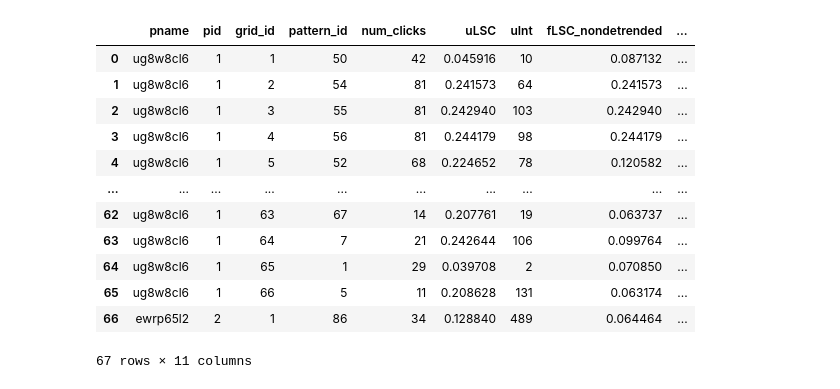
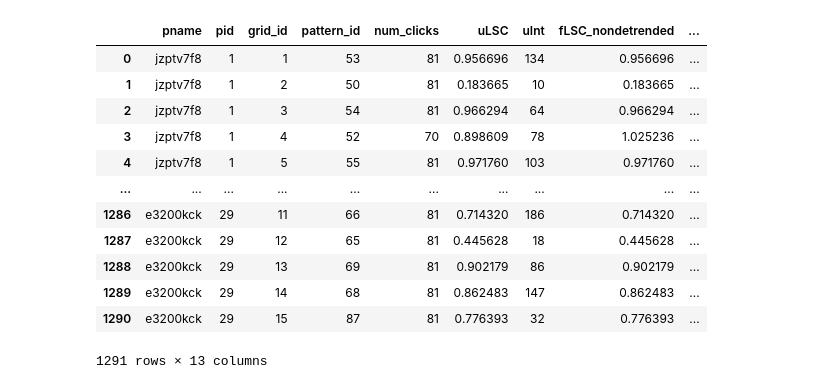
Before and after one commit to surabhisnath/Aesthetic_Curiosity, a Jupyter notebook: scripts/grid-search/process_data.ipynb, the cells around one changed output. Drawn from its saved outputs; the diff is of its cells as text; code cells hidden in the pictures.

```diff
--- a/scripts/grid-search/process_data.ipynb
+++ b/scripts/grid-search/process_data.ipynb
@@ -297,7 +313,10 @@ for datafile in tqdm(sorted(os.listdir(file_dir))):
 
     filedataset = getfiledataset(datafile)
 
-    if datafile == "data_2022-04-27-13-43-42__2022-04-27-14-10-23_jkzy67vl.json":       # the same file have been corrected and added. The name has changed so can ignore this old one now.
+    # if datafile == "data_2022-04-27-13-43-42__2022-04-27-14-10-23_jkzy67vl.json":       # the same file have been corrected and added. The name has changed so can ignore this old one now.
+    #     continue
+
+    if "jkzy67vl" in datafile:
         continue
 
     name = datafile.split('_')[-1][:-5]
@@ -312,7 +331,10 @@ for datafile in tqdm(sorted(os.listdir(file_dir))):
     IQR_clicks.append(IQR)
     gender, age, nationality, dominant_hand, device, mouse, art_answers = get_demog_data(data)
 
-    if IQR == 0:
+    # if IQR == 0:
+    #     continue
+
+    if var_clicks_per_grid < 80:
         continue
 
 
@@ -391,16 +395,16 @@ info
 # %%
-grid_data.head(67)
+grid_data
 # %% [output]
 |  | pname | pid | grid_id | pattern_id | num_clicks | uLSC | uInt | fLSC_nondetrended | ... |
-| 0 | ug8w8cl6 | 1 | 1 | 50 | 42 | 0.045916 | 10 | 0.087132 | ... |
-| 1 | ug8w8cl6 | 1 | 2 | 54 | 81 | 0.241573 | 64 | 0.241573 | ... |
-| 2 | ug8w8cl6 | 1 | 3 | 55 | 81 | 0.242940 | 103 | 0.242940 | ... |
-| 3 | ug8w8cl6 | 1 | 4 | 56 | 81 | 0.244179 | 98 | 0.244179 | ... |
-| 4 | ug8w8cl6 | 1 | 5 | 52 | 68 | 0.224652 | 78 | 0.120582 | ... |
+| 0 | jzptv7f8 | 1 | 1 | 53 | 81 | 0.956696 | 134 | 0.956696 | ... |
+| 1 | jzptv7f8 | 1 | 2 | 50 | 81 | 0.183665 | 10 | 0.183665 | ... |
+| 2 | jzptv7f8 | 1 | 3 | 54 | 81 | 0.966294 | 64 | 0.966294 | ... |
+| 3 | jzptv7f8 | 1 | 4 | 52 | 70 | 0.898609 | 78 | 1.025236 | ... |
+| 4 | jzptv7f8 | 1 | 5 | 55 | 81 | 0.971760 | 103 | 0.971760 | ... |
 | ... | ... | ... | ... | ... | ... | ... | ... | ... | ... |
-| 62 | ug8w8cl6 | 1 | 63 | 67 | 14 | 0.207761 | 19 | 0.063737 | ... |
-| 63 | ug8w8cl6 | 1 | 64 | 7 | 21 | 0.242644 | 106 | 0.099764 | ... |
-| 64 | ug8w8cl6 | 1 | 65 | 1 | 29 | 0.039708 | 2 | 0.070850 | ... |
-| 65 | ug8w8cl6 | 1 | 66 | 5 | 11 | 0.208628 | 131 | 0.063174 | ... |
-| 66 | ewrp65l2 | 2 | 1 | 86 | 34 | 0.128840 | 489 | 0.064464 | ... |
+| 1286 | e3200kck | 29 | 11 | 66 | 81 | 0.714320 | 186 | 0.714320 | ... |
+| 1287 | e3200kck | 29 | 12 | 65 | 81 | 0.445628 | 18 | 0.445628 | ... |
+| 1288 | e3200kck | 29 | 13 | 69 | 81 | 0.902179 | 86 | 0.902179 | ... |
+| 1289 | e3200kck | 29 | 14 | 68 | 81 | 0.862483 | 147 | 0.862483 | ... |
+| 1290 | e3200kck | 29 | 15 | 87 | 81 | 0.776393 | 32 | 0.776393 | ... |
-67 rows × 11 columns
+1291 rows × 13 columns
```
Also changed, not shown: parts of 23 cells of this notebook, 25 other files.
